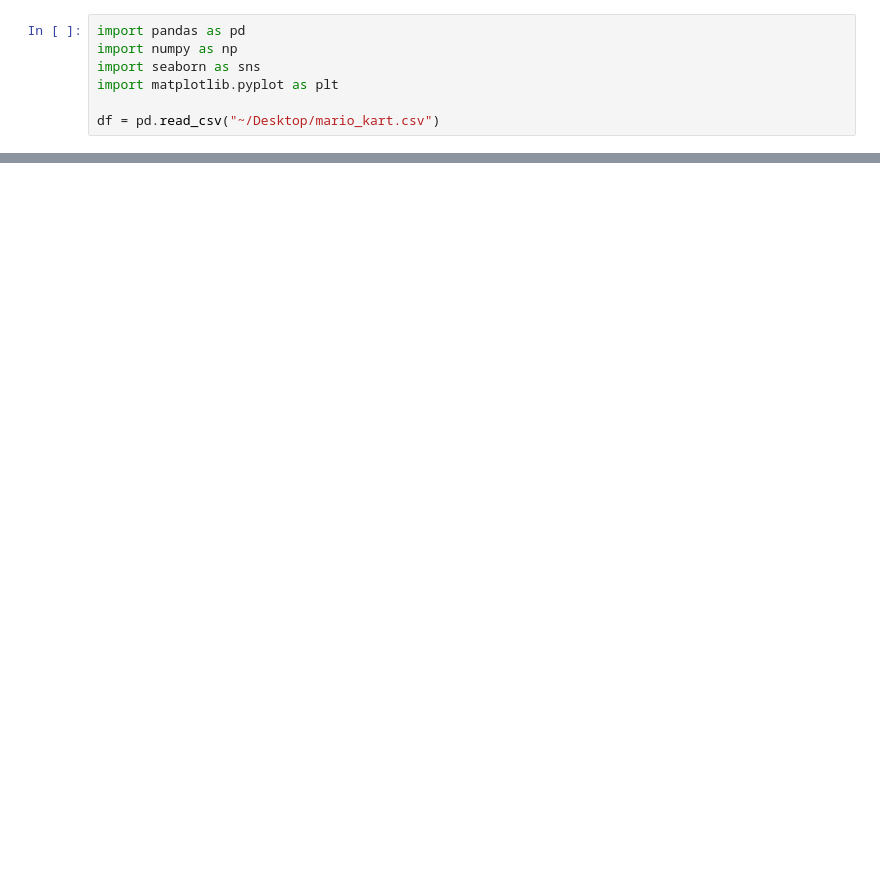
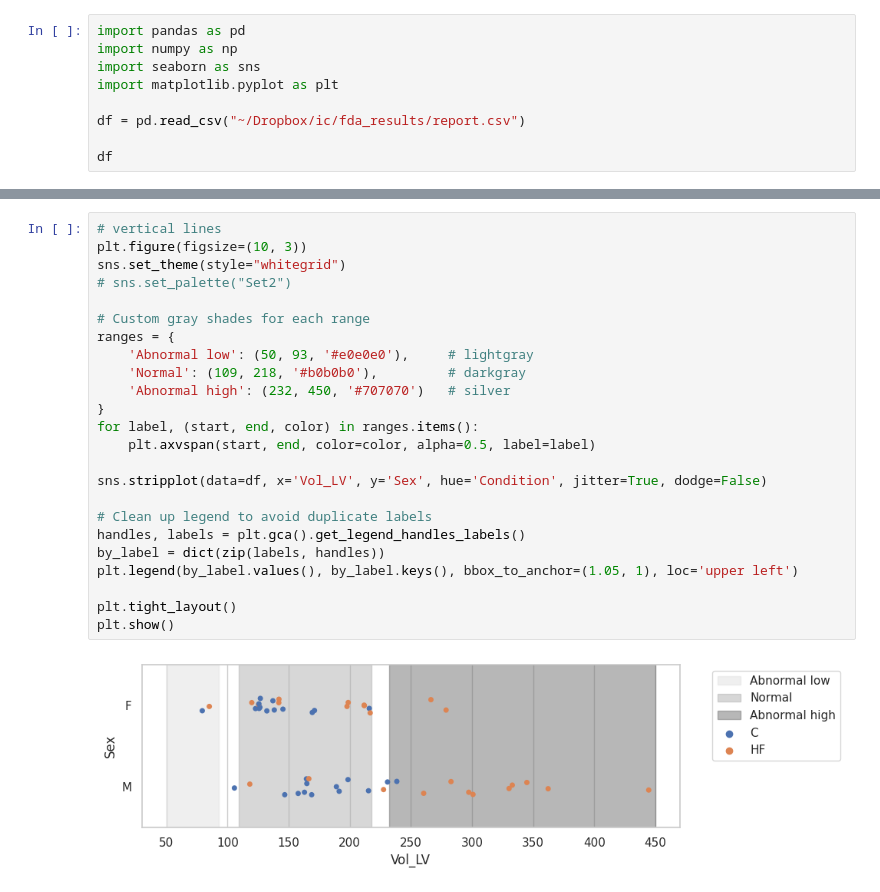
Before and after one commit to alonsoJASL/py.quick_test, a Jupyter notebook: load_dataframe_plot_stuff.ipynb, the cells around one changed output, grey strips where cells are left out. Cells and saved outputs as stored; diff of their text form; blank space fills up the shorter version.

Commit message:
plots

```diff
--- a/load_dataframe_plot_stuff.ipynb
+++ b/load_dataframe_plot_stuff.ipynb
@@ -4,4 +4,6 @@ import numpy as np
 import seaborn as sns
 import matplotlib.pyplot as plt
 
-df = pd.read_csv("~/Desktop/mario_kart.csv")
+df = pd.read_csv("~/Dropbox/ic/fda_results/report.csv")
+
+df
@@ -7,0 +29,26 @@ df = pd.read_csv("~/Desktop/mario_kart.csv")
+# %%
+# vertical lines
+plt.figure(figsize=(10, 3))
+sns.set_theme(style="whitegrid")
+# sns.set_palette("Set2")
+
+# Custom gray shades for each range
+ranges = {
+    'Abnormal low': (50, 93, '#e0e0e0'),     # lightgray
+    'Normal': (109, 218, '#b0b0b0'),         # darkgray
+    'Abnormal high': (232, 450, '#707070')   # silver
+}
+for label, (start, end, color) in ranges.items():
+    plt.axvspan(start, end, color=color, alpha=0.5, label=label)
+
+sns.stripplot(data=df, x='Vol_LV', y='Sex', hue='Condition', jitter=True, dodge=False)
+
+# Clean up legend to avoid duplicate labels
+handles, labels = plt.gca().get_legend_handles_labels()
+by_label = dict(zip(labels, handles))
+plt.legend(by_label.values(), by_label.keys(), bbox_to_anchor=(1.05, 1), loc='upper left')
+
+plt.tight_layout()
+plt.show()
+# %% [output]
+[figure, added]
```
Also changed, not shown: parts of 3 cells of this notebook.
